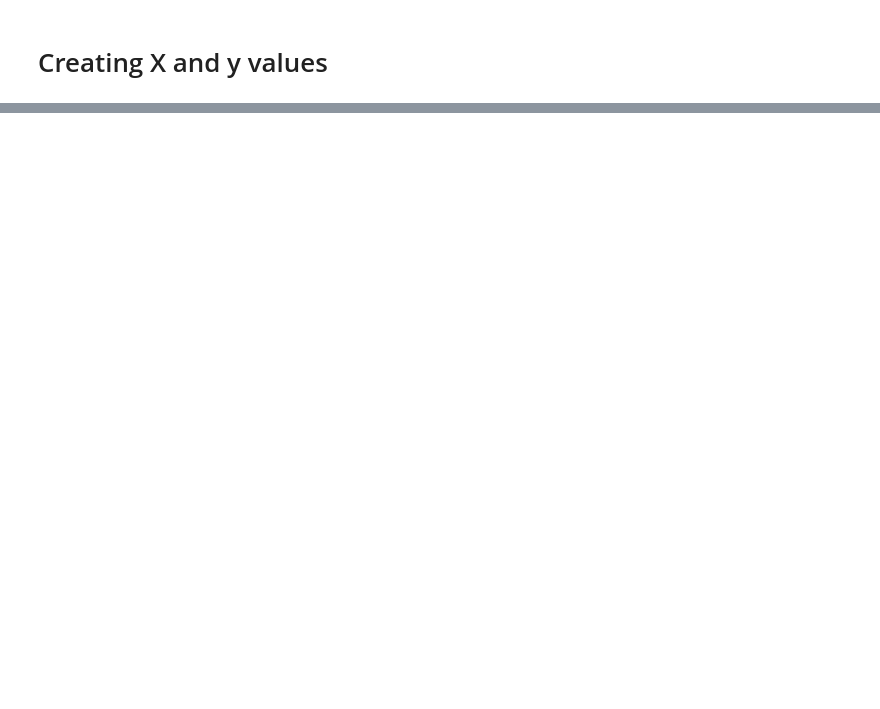
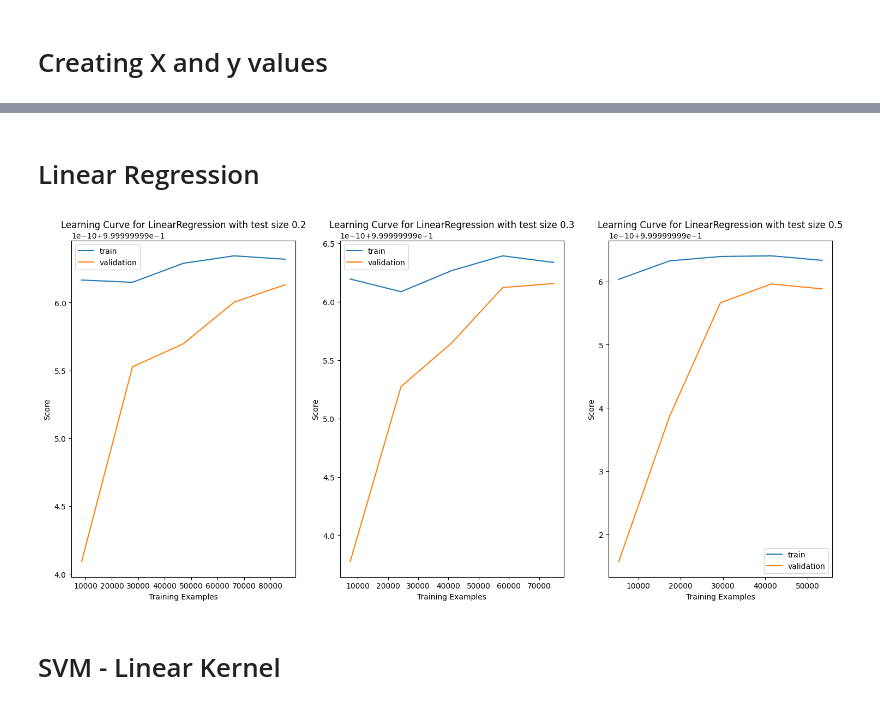
Before and after one commit to cierrakoen/ML_Hotel_Cancellation_Predictor, a Jupyter notebook: ML_Hotel_cancellations.ipynb, the cells around one changed output, grey strips where cells are left out. Drawn from its saved outputs; the diff is of its cells as text; code cells hidden in the pictures; blank space fills up the shorter version.

```diff
--- a/ML_Hotel_cancellations.ipynb
+++ b/ML_Hotel_cancellations.ipynb
@@ -47,0 +54,2 @@ Archive:  hotel-booking-demand.zip
+# %%
+df = pd.read_csv("https://raw.githubusercontent.com/Ikehub/ML_Project/main/hotel_bookings.csv")
@@ -49,0 +392,44 @@ Archive:  hotel-booking-demand.zip
+# %%
+import warnings
+warnings.filterwarnings('ignore')
+lr_models = []
+fig, axs = plt.subplots(1, 3, figsize=(18, 8))
+for idx, split in enumerate(splits):
+    X_train, _, y_train, _ = train_test_split(X, y, test_size=split/100, random_state=seed)
+    param_grid = {
+      "lr__penalty": ["l1", "l2"],
+      'lr__solver': ['lbfgs', 'sag'],
+      "lr__max_iter": np.arange(1000, 2000, 500)
+    }
+
+    pipe = Pipeline([("transformer", ct), ("lr", LogisticRegression(random_state=seed))])
+    grid = GridSearchCV(pipe, param_grid, cv=10, n_jobs=-1)
+    grid.fit(X_train, y_train)
+    print(grid.best_params_)
+
+    lr_clf = grid.best_estimator_
+    lr_models.append(lr_clf)
+    plot_learning_curve(lr_clf, X_train, y_train, axs[idx])
+    axs[idx].set_title(f"Learning Curve for {lr_clf[-1].__class__.__name__} with test size {split/100}")
+    # metrics_table = pd.concat([metrics_table, add_grid_metrics_to_table(grid, split)])
+# display(metrics_table)
+best_models.append(lr_models)
+# %% [markdown]
+# Linear Regression
+# %%
+lin_reg_models = []
+fig, axs = plt.subplots(1, 3, figsize=(18, 8))
+for idx, split in enumerate(splits):
+  X_train, _, y_train, _ = train_test_split(X, y, test_size=split/100, random_state=seed)
+
+  lin_reg_clf = Pipeline([("transformer",ct),("lin_reg",LinearRegression())])
+  lin_reg_clf.fit(X_train,y_train)
+  lin_reg_models.append(lin_reg_clf)
+  plot_learning_curve(lin_reg_clf, X_train, y_train, axs[idx])
+  axs[idx].set_title(f"Learning Curve for {lin_reg_clf[-1].__class__.__name__} with test size {split/100}")
+
+best_models.append(lin_reg_models)
+# %% [output]
+[figure, added]
+# %% [markdown]
+# SVM - Linear Kernel
```
Also changed, not shown: parts of 51 cells of this notebook.
